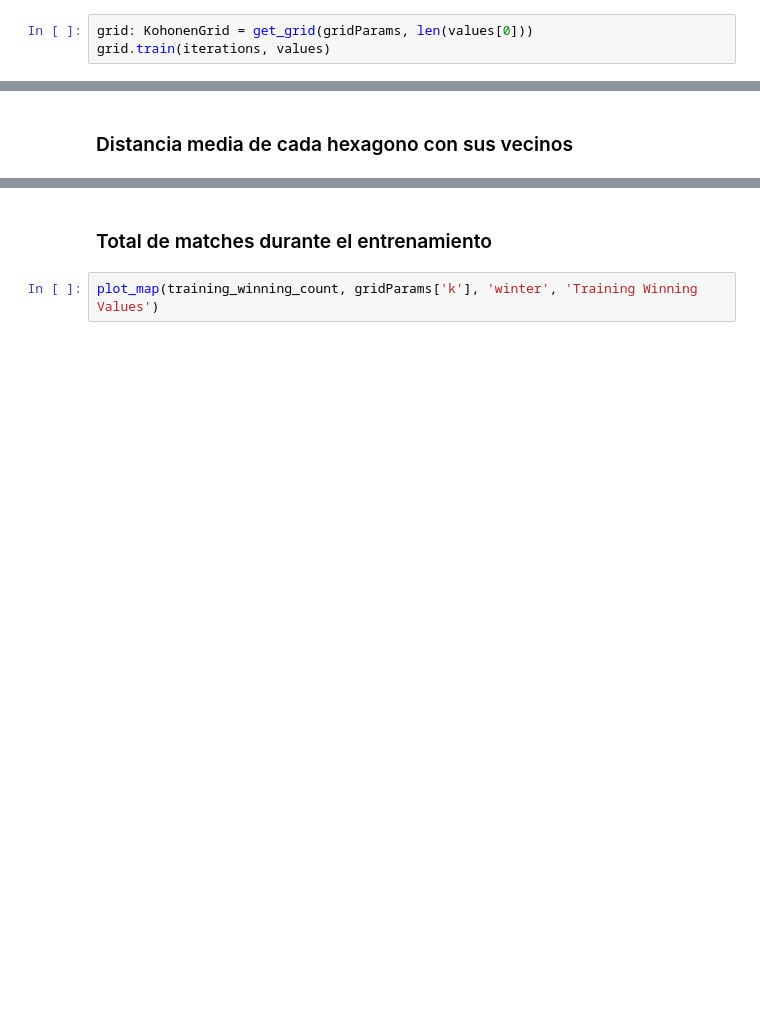
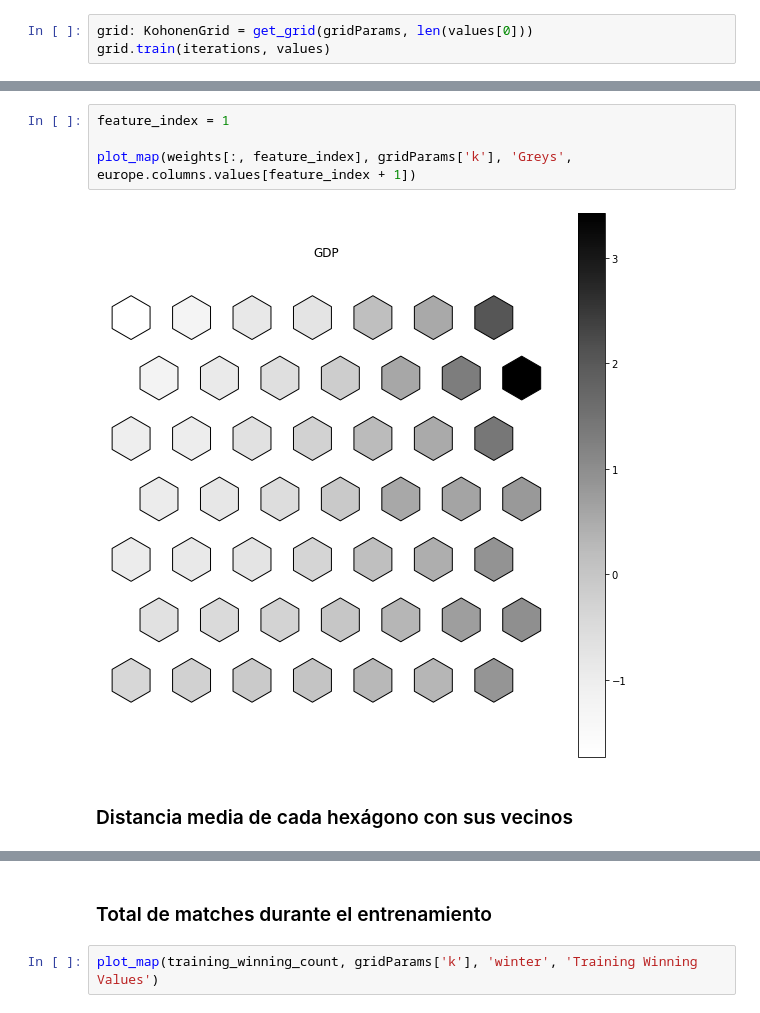
Before and after one commit to Fpannunzio/SIA-TPs, a Jupyter notebook: TP4/kohonen.ipynb, the cells around one changed output, grey strips where cells are left out. Drawn from its saved outputs; the diff is of its cells as text; blank space fills up the shorter version.

```diff
--- a/TP4/kohonen.ipynb
+++ b/TP4/kohonen.ipynb
@@ -47,5 +61,11 @@ plot_map_with_countries(countriesAndHits, gridParams['k'], 'winter', 'Last Itera
+# %%
+feature_index = 1
+
+plot_map(weights[:, feature_index], gridParams['k'], 'Greys', europe.columns.values[feature_index + 1])
+# %% [output]
+[figure, added]
 # %% [markdown]
-### Distancia media de cada hexagono con sus vecinos
+### Distancia media de cada hexágono con sus vecinos
 # %%
 matrix: np.ndarray = grid.get_near_neurons_mean_distances_matrix()
 plot_map(matrix.flatten(), gridParams['k'], 'Greys', 'U Matrix')
```
Also changed, not shown: parts of 13 cells of this notebook, 6 other files.
